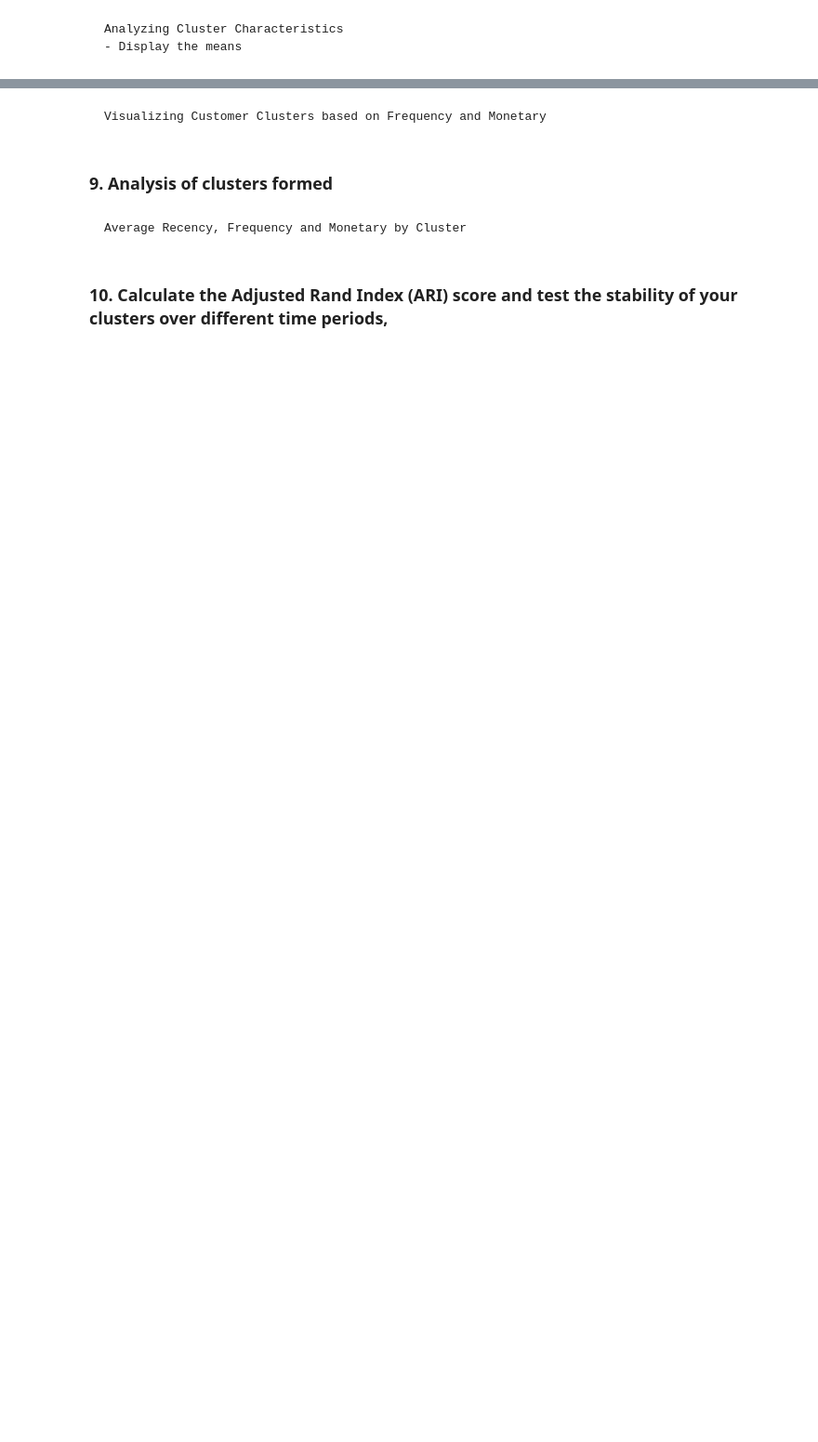
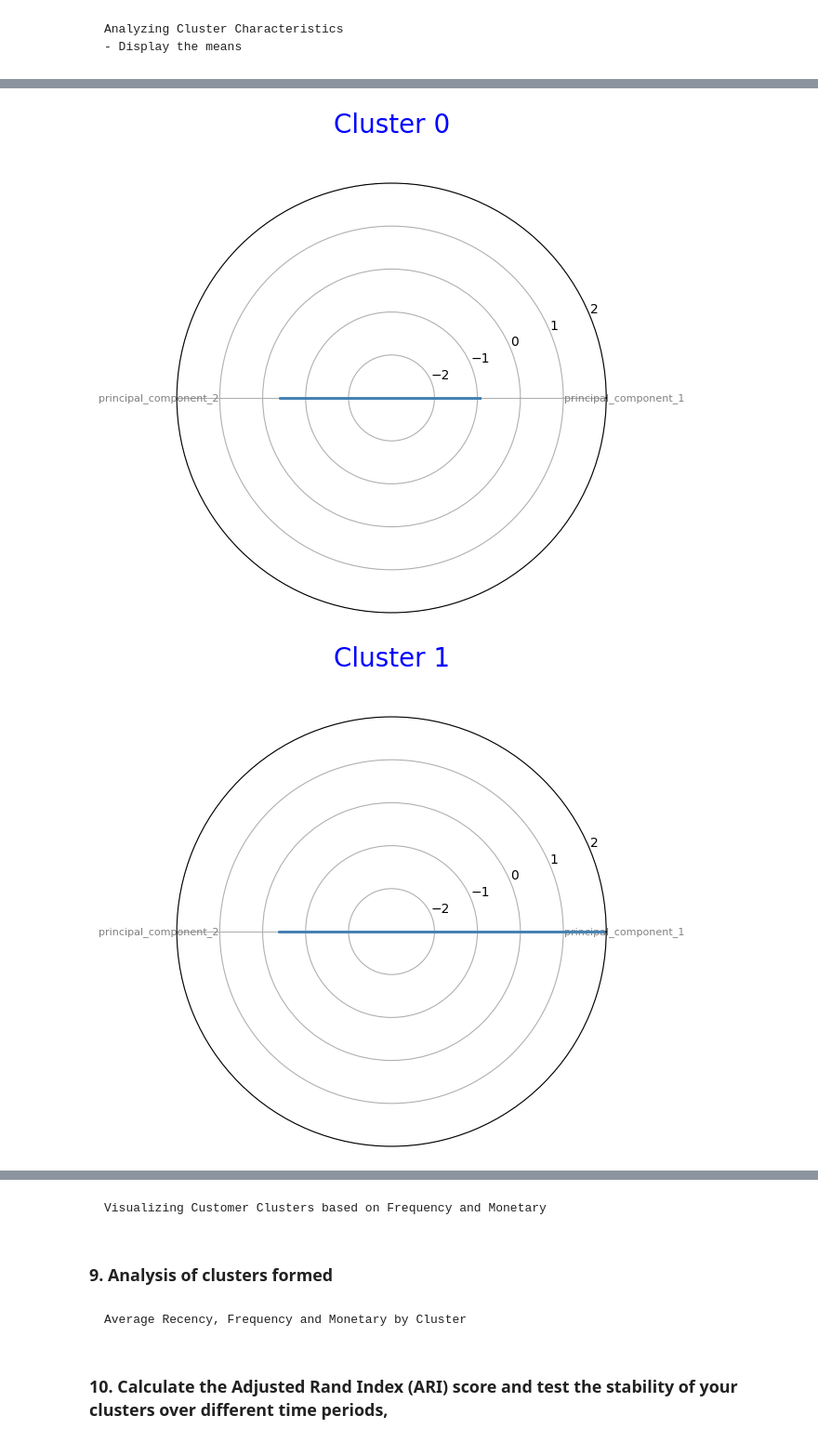
Before and after one commit to Noura-ou/projet_segmentation_client, a Jupyter notebook: src/04- Data Clustering.ipynb, the cells around one changed output, grey strips where cells are left out. Shown at 93% size. Saved outputs shown, nothing was run; the diff lists cells and outputs as text; code cells hidden in the pictures; blank space fills up the shorter version.

```diff
--- a/src/04- Data Clustering.ipynb
+++ b/src/04- Data Clustering.ipynb
@@ -337,3 +485,5 @@ rfms
     - Display the means
 # %%
 # rfms[c + ['Cluster']].groupby('Cluster').mean()
+avg_cluster = df_acp.groupby('Cluster').mean().reset_index()
+avg_cluster
@@ -339,0 +520,36 @@ rfms
+# %%
+import numpy as np
+from math import pi
+
+# Number of variables to plot
+nb_vars = len(avg_cluster.columns) - 1
+
+# Divide the circle into equal parts and save the angles to know where to put each axis
+angles = np.linspace(0, 2 * np.pi, nb_vars, endpoint=False).tolist()
+
+# The plot is a circle, so we need to "complete the loop" and append the start value to the end
+angles += angles[:1]
+
+# Loop through each cluster
+for i, row in avg_cluster.iterrows():
+    fig, ax = plt.subplots(figsize=(6, 6), subplot_kw=dict(polar=True))
+
+    # Draw one axe per variable + add labels
+    plt.xticks(angles[:-1], avg_cluster.columns[1:], color='grey', size=8)
+    # Values
+    values = row.drop('Cluster').values.flatten().tolist()
+    values += values[:1]
+
+    # Draw filled area
+    ax.fill(angles, values, color='skyblue', alpha=0.25)
+    ax.fill(angles, values, color='skyblue', alpha=0.25)
+    ax.plot(angles, values, color='steelblue', linewidth=2)
+
+    # Set title
+    plt.title('Cluster ' + str(int(row['Cluster'])), size=20, color='blue', y=1.1)
+    ax.set_ylim([-3, 2])
+    # Show the graph
+    plt.show()
+# %% [output]
+[figure, added]
+[figure, added]
```
Also changed, not shown: parts of 16 cells of this notebook, 2 other files.
